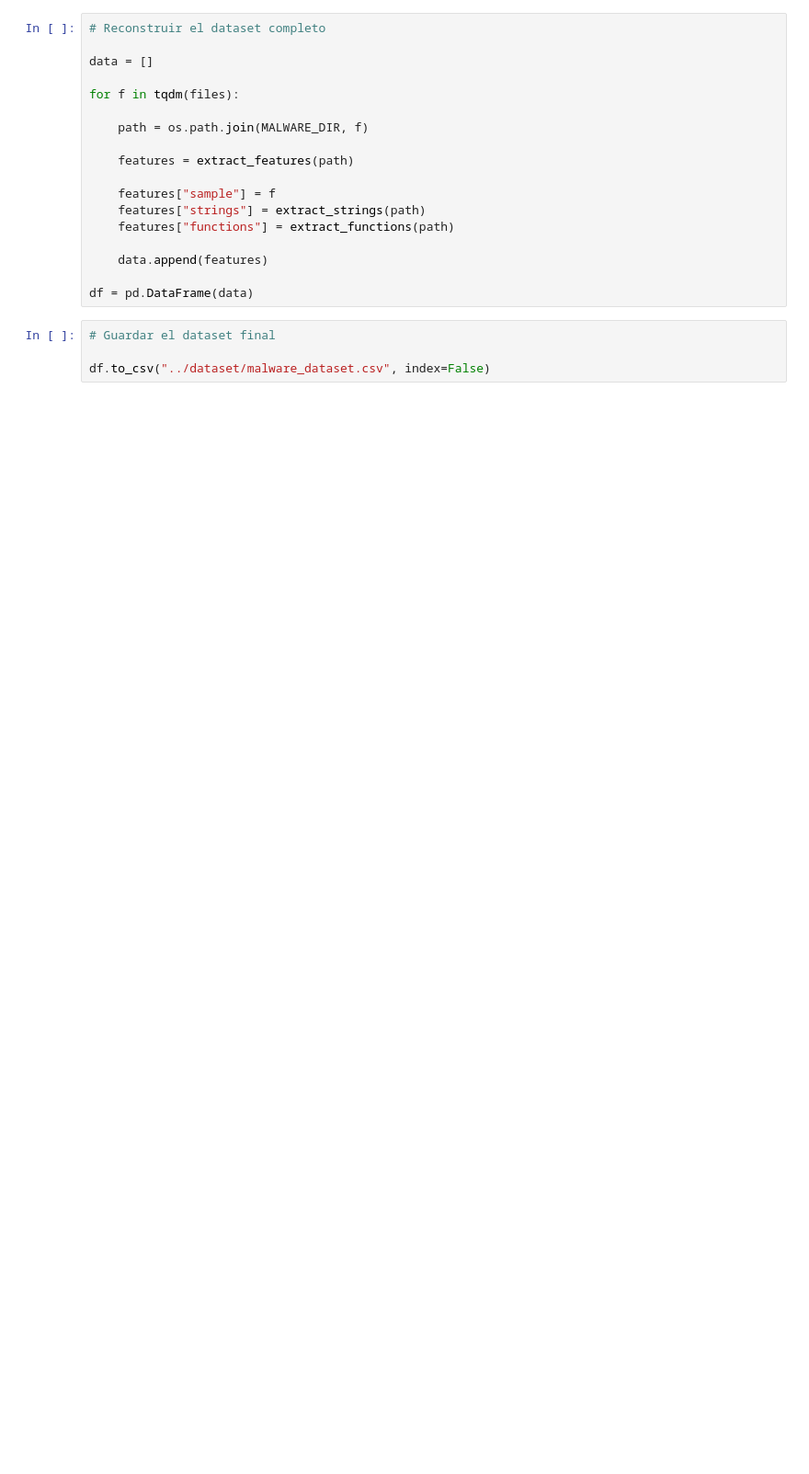
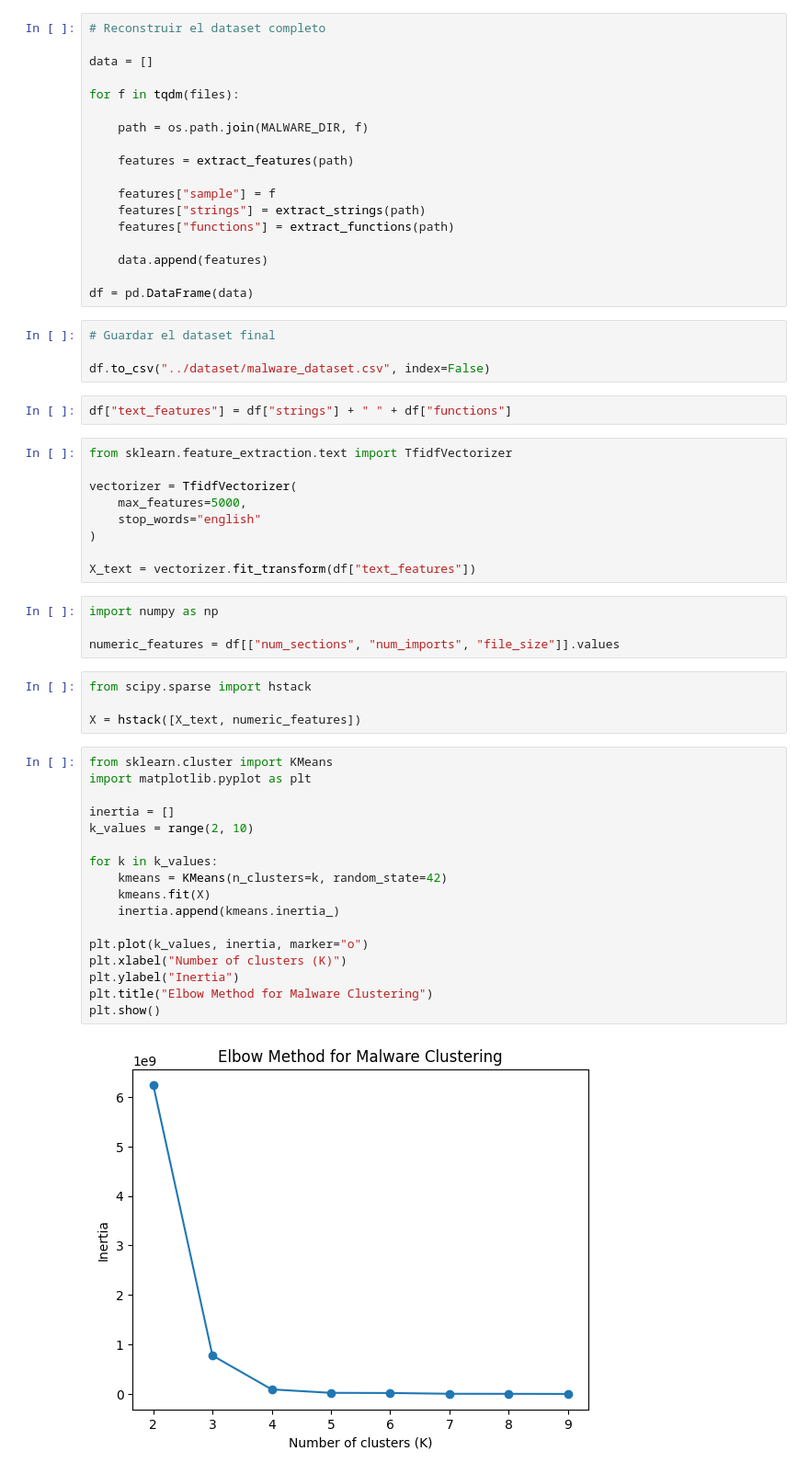
Before and after one commit to EdwinOrtegaK/Lab03_SDS, a Jupyter notebook: notebooks/lab3_malware_families.ipynb, the cells around one changed output. Shown at 92% size. Drawn from its saved outputs; the diff is of its cells as text; blank space fills up the shorter version.

```diff
--- a/notebooks/lab3_malware_families.ipynb
+++ b/notebooks/lab3_malware_families.ipynb
@@ -143,3 +143,41 @@ df = pd.DataFrame(data)
 # Guardar el dataset final
 
 df.to_csv("../dataset/malware_dataset.csv", index=False)
+# %%
+df["text_features"] = df["strings"] + " " + df["functions"]
+# %%
+from sklearn.feature_extraction.text import TfidfVectorizer
+
+vectorizer = TfidfVectorizer(
+    max_features=5000,
+    stop_words="english"
+)
+
+X_text = vectorizer.fit_transform(df["text_features"])
+# %%
+import numpy as np
+
+numeric_features = df[["num_sections", "num_imports", "file_size"]].values
+# %%
+from scipy.sparse import hstack
+
+X = hstack([X_text, numeric_features])
+# %%
+from sklearn.cluster import KMeans
+import matplotlib.pyplot as plt
+
+inertia = []
+k_values = range(2, 10)
+
+for k in k_values:
+    kmeans = KMeans(n_clusters=k, random_state=42)
+    kmeans.fit(X)
+    inertia.append(kmeans.inertia_)
+
+plt.plot(k_values, inertia, marker="o")
+plt.xlabel("Number of clusters (K)")
+plt.ylabel("Inertia")
+plt.title("Elbow Method for Malware Clustering")
+plt.show()
+# %% [output]
+[figure, added]
```
Also changed, not shown: parts of 2 cells of this notebook, 1 other file.
